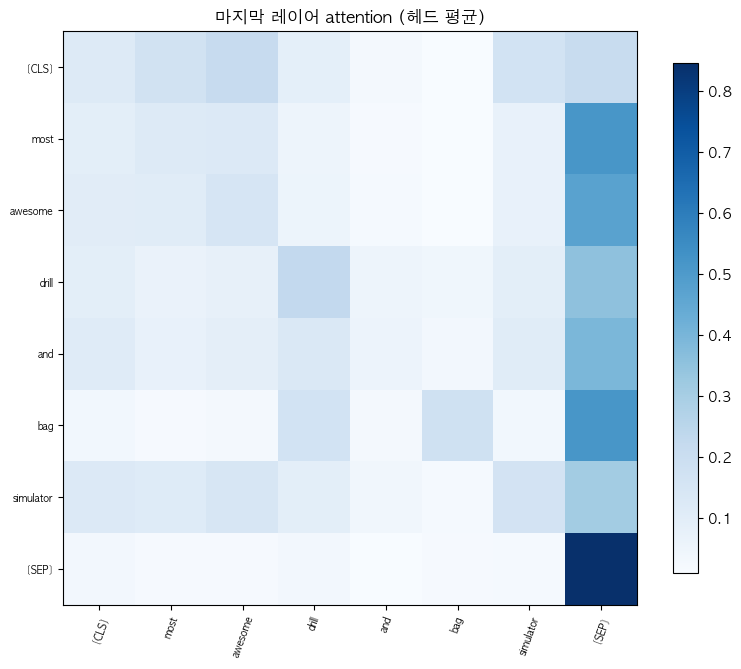
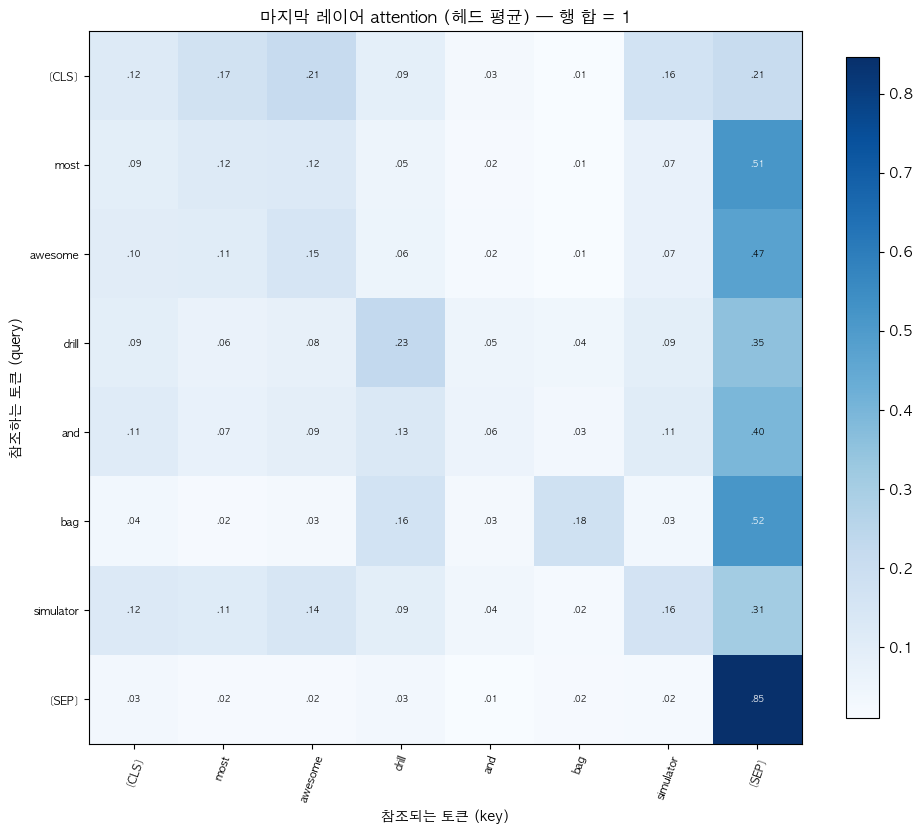
The notebook cell's code change between the first figure and the second:
--- before
+++ after
@@ -5,16 +5,23 @@
 
 text = samples[0]
-enc = tok(text, return_tensors="pt", truncation=True, max_length=32)
+# 수치를 셀 안에 표기하므로 읽기 좋게 18토큰까지만 사용
+enc = tok(text, return_tensors="pt", truncation=True, max_length=18)
 with torch.no_grad():
     att = model_att(**enc, output_attentions=True).attentions[-1][0].mean(0).numpy()
 tokens = tok.convert_ids_to_tokens(enc["input_ids"][0])
 
-fig, ax = plt.subplots(figsize=(8, 7))
+fig, ax = plt.subplots(figsize=(10, 9))
 im = ax.imshow(att, cmap="Blues")
-ax.set_xticks(range(len(tokens)), tokens, rotation=70, fontsize=7)
-ax.set_yticks(range(len(tokens)), tokens, fontsize=7)
-ax.set_title("마지막 레이어 attention (헤드 평균)")
+ax.set_xticks(range(len(tokens)), tokens, rotation=70, fontsize=8)
+ax.set_yticks(range(len(tokens)), tokens, fontsize=8)
+ax.set_xlabel("참조되는 토큰 (key)")
+ax.set_ylabel("참조하는 토큰 (query)")
+ax.set_title("마지막 레이어 attention (헤드 평균) — 행 합 = 1")
+for i in range(len(tokens)):
+    for j in range(len(tokens)):
+        ax.text(j, i, f"{att[i, j]:.2f}"[1:], ha="center", va="center", fontsize=6,
+                color="white" if att[i, j] > att.max() * 0.6 else "black")
 fig.colorbar(im, ax=ax, shrink=0.8)
 plt.tight_layout()
-fig.savefig(OUTPUT_DIR / "07_attention_heatmap.png", dpi=150, bbox_inches="tight")
+fig.savefig(OUTPUT_DIR / "07_attention_heatmap_v2.png", dpi=150, bbox_inches="tight")
 plt.show()

Commit: feat: game-level analysis, HF Hub model fallback, deployable RAG index